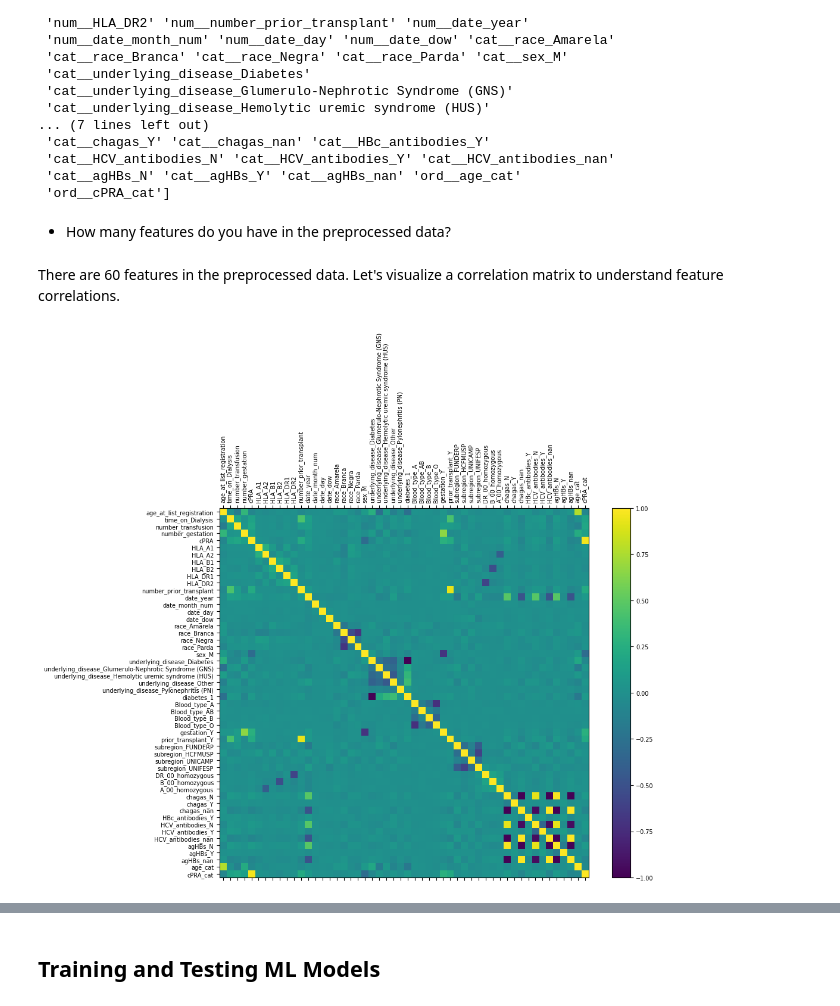
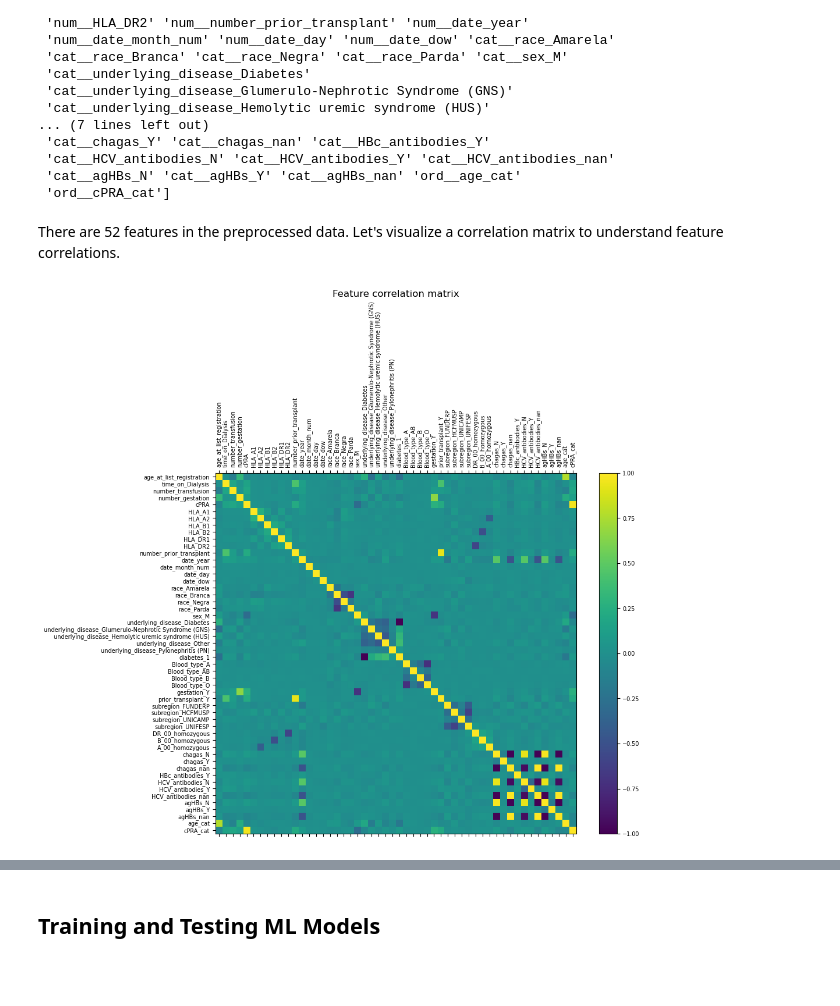
Before and after one commit to lross4/data1030_project, a Jupyter notebook: src/kidney_transplant_project.ipynb, the cells around one changed output, grey strips where cells are left out. Drawn from its saved outputs; the diff is of its cells as text; code cells hidden in the pictures; blank space fills up the shorter version.

```diff
--- a/src/kidney_transplant_project.ipynb
+++ b/src/kidney_transplant_project.ipynb
@@ -855,7 +806,6 @@ to_drop = ['patient_still_on_list','death','Time_death','Time_Tx',
 df.drop(columns=to_drop,inplace=True)
 # %%
 from sklearn.model_selection import train_test_split
-from sklearn.model_selection import StratifiedKFold
 
 # separating feature matrix X from target variable y
 y = df['Transplant_Y_N']
@@ -864,27 +814,16 @@ X = df.loc[:, df.columns != 'Transplant_Y_N']
 random_state = 42
 
 # train-test-split to isolate training set
-X_train, X_other, y_train, y_other = train_test_split(X,y,train_size=0.8,random_state=random_state)
+X_train, X_other, y_train, y_other = train_test_split(
+    X,y,train_size=0.8,random_state=random_state)
 
 # train-test-split to separate training and validation sets
-X_val, X_test, y_val, y_test = train_test_split(X_other,y_other,train_size = 0.5,random_state = random_state)
+X_val, X_test, y_val, y_test = train_test_split(
+    X_other,y_other,train_size = 0.5,random_state=random_state)
 
 print('training set:',X_train.shape,y_train.shape) # 80% of points are in training
 print('validation set:',X_val.shape,y_val.shape) # 10% of points are in validation
 print('test set:',X_test.shape,y_test.shape) # 10% of points are in testing
-
-
-# DELETE THIS STUFF
-# X_other, X_test, y_other, y_test = train_test_split(X,y,test_size = 0.1,random_state=random_state)
-# stratkf = StratifiedKFold(n_splits=3,shuffle=True,random_state=random_state)
-# for train_index, val_index in stratkf.split(X_other,y_other):
-#     print('new fold')
-#     X_train = X_other.iloc[train_index]
-#     y_train = y_other.iloc[train_index]
-#     X_val = X_other.iloc[val_index]
-#     y_val = y_other.iloc[val_index]
-#     print(np.unique(y_train,return_counts=True))
-#     print(np.unique(y_val,return_counts=True))
 # %% [output]
 training set: (38522, 33) (38522,)
 validation set: (4815, 33) (4815,)
@@ -997,30 +927,23 @@ print(ftr_names)
  'cat__HCV_antibodies_N' 'cat__HCV_antibodies_Y' 'cat__HCV_antibodies_nan'
  'cat__agHBs_N' 'cat__agHBs_Y' 'cat__agHBs_nan' 'ord__age_cat'
  'ord__cPRA_cat']
-# %% [markdown]
-- How many features do you have in the preprocessed data?
 # %% [markdown]
-There are 60 features in the preprocessed data. Let's visualize a correlation matrix to understand feature correlations.
+There are 52 features in the preprocessed data. Let's visualize a correlation matrix to understand feature correlations.
 # %%
-cm = df_train_preprocessed.corr(method='pearson')
-
-# # loop over data dimensions and annotate with correlation
-# for i in range(len(cm.columns)):
-#     for j in range(len(cm.columns)):
-#         text = ax.text(j, i, round(cm.to_numpy()[i, j], 2),
-#                        ha="center", va="center", color="black")
-# plt.title('Pearson correlation matrix of features')
+cm = df_train_preprocessed.corr()
 
 plt.rcParams.update({'font.size': 7})
 
 # plot correlation matrix
 f = plt.figure(figsize=(10,10))
 plt.matshow(cm,fignum=f.number)
 labels = [x[5:] for x in df_train_preprocessed.columns]
 plt.xticks(range(df_train_preprocessed.shape[1]), labels, rotation=90)
 plt.yticks(range(df_train_preprocessed.shape[1]), labels)
 plt.colorbar(shrink=0.8)
+plt.rcParams.update({'font.size': 10})
+plt.title('Feature correlation matrix')
 plt.savefig('../figures/preprocessed_ftr_corr_matrix.png',dpi=300)
 plt.show()
 # %% [output]
-[figure, old version]
+[figure, new version]
```
Also changed, not shown: parts of 106 cells of this notebook, 17 other files.
